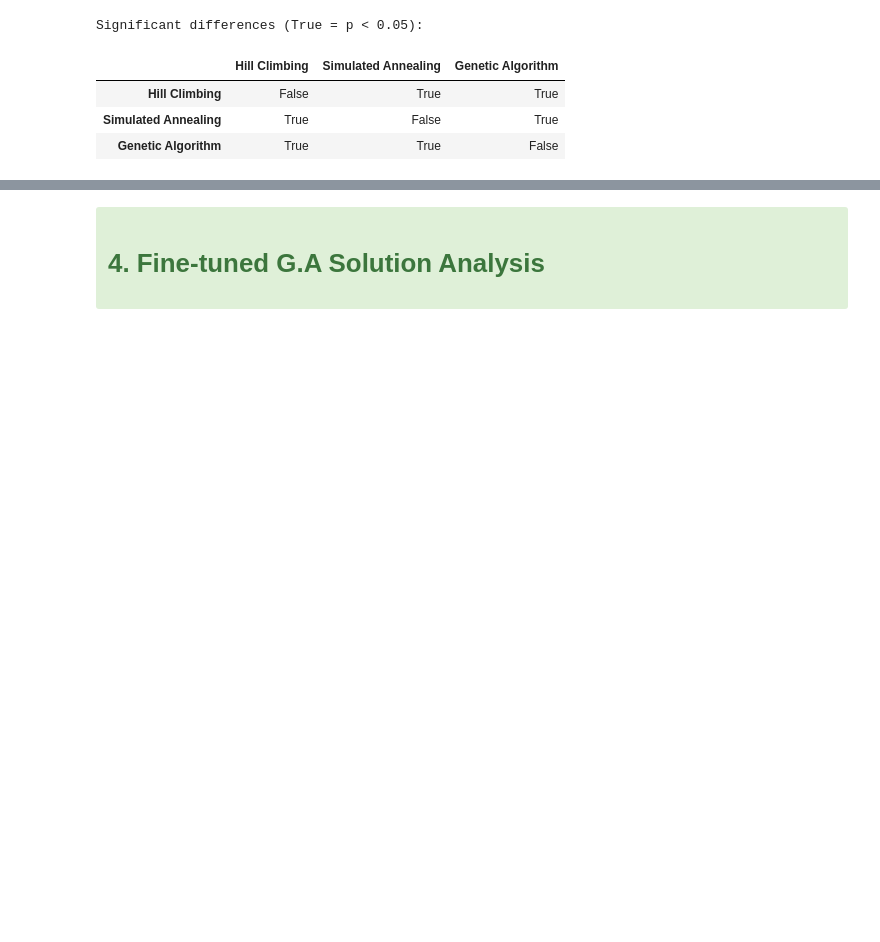
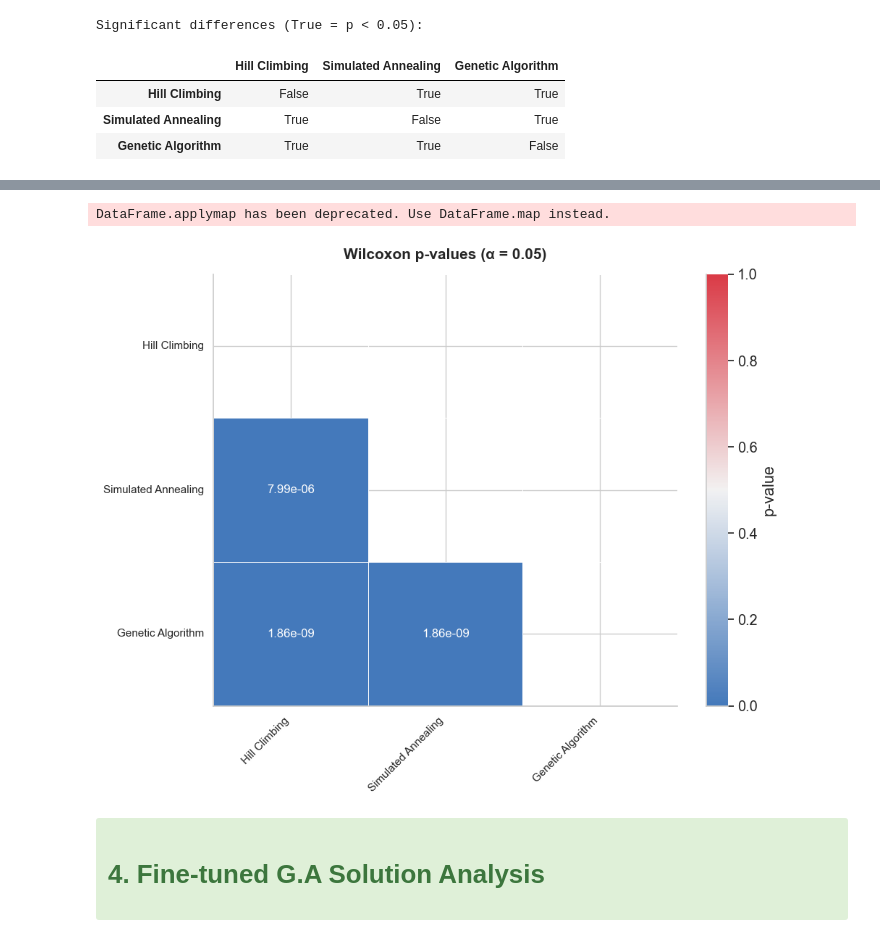
Before and after one commit to mgalao/computational-intelligence-for-optimization-project, a Jupyter notebook: notebooks_and_results/results_analysis.ipynb, the cells around one changed output, grey strips where cells are left out. Cells and saved outputs as stored; diff of their text form; code cells hidden in the pictures; blank space fills up the shorter version.

```diff
--- a/notebooks_and_results/results_analysis.ipynb
+++ b/notebooks_and_results/results_analysis.ipynb
@@ -464,3 +419,38 @@ plt.show()
+# %%
+# Mask the upper triangle to reduce redundancy
+mask = np.triu(np.ones_like(p_values_df, dtype=bool))
+
+# Create a formatted annotation DataFrame with scientific notation
+annot_df = p_values_df.copy()
+annot_df = annot_df.applymap(lambda x: f"{x:.2e}" if x < 0.01 else f"{x:.2f}")
+
+# Plot
+plt.figure(figsize=(10, 8))
+cmap = sns.diverging_palette(250, 10, as_cmap=True)
+
+sns.heatmap(
+    p_values_df.astype(float),
+    mask=mask,
+    cmap=cmap,
+    vmin=0,
+    vmax=1,
+    annot=annot_df,
+    fmt="",
+    linewidths=0.6,
+    linecolor='white',
+    annot_kws={"size": 12},  # Increased font size here
+    cbar_kws={'label': 'p-value'}
+)
+
+plt.title("Wilcoxon p-values (α = 0.05)", fontsize=15, weight='bold', pad=15)
+plt.xticks(rotation=45, ha='right', fontsize=11)
+plt.yticks(rotation=0, fontsize=11)
+sns.despine()
+plt.tight_layout()
+plt.show()
+# %% [output]
+DataFrame.applymap has been deprecated. Use DataFrame.map instead.
+[figure, added]
 # %% [markdown]
 <div class="alert alert-block alert-success">
 
```
Also changed, not shown: parts of 6 cells of this notebook, 1 other file.
